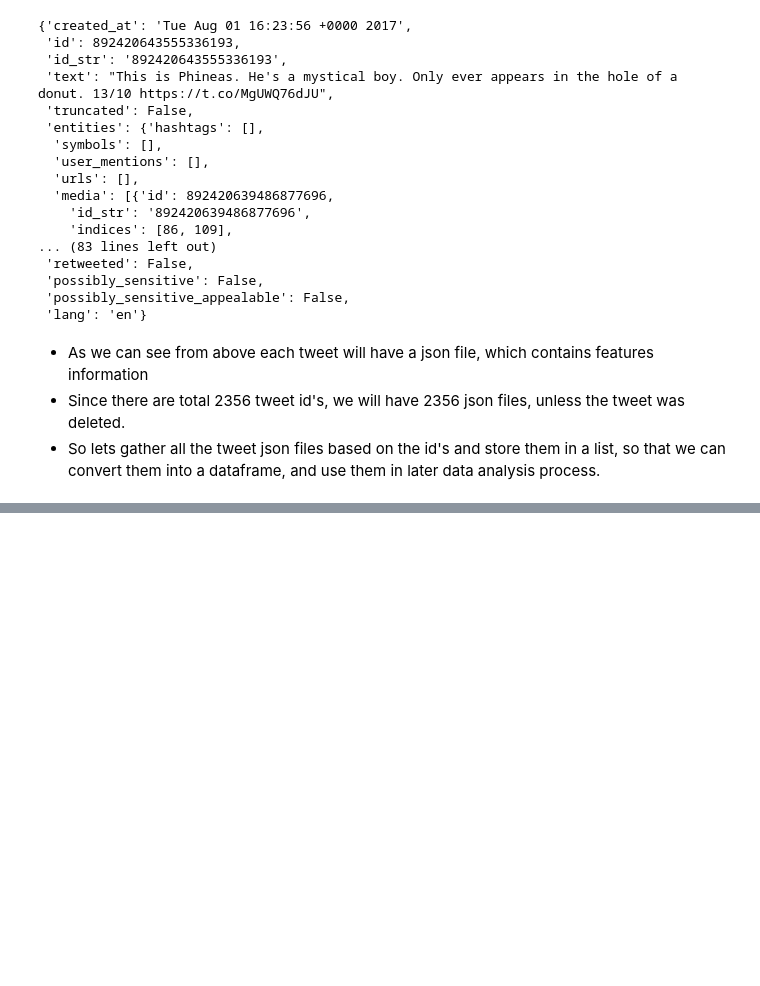
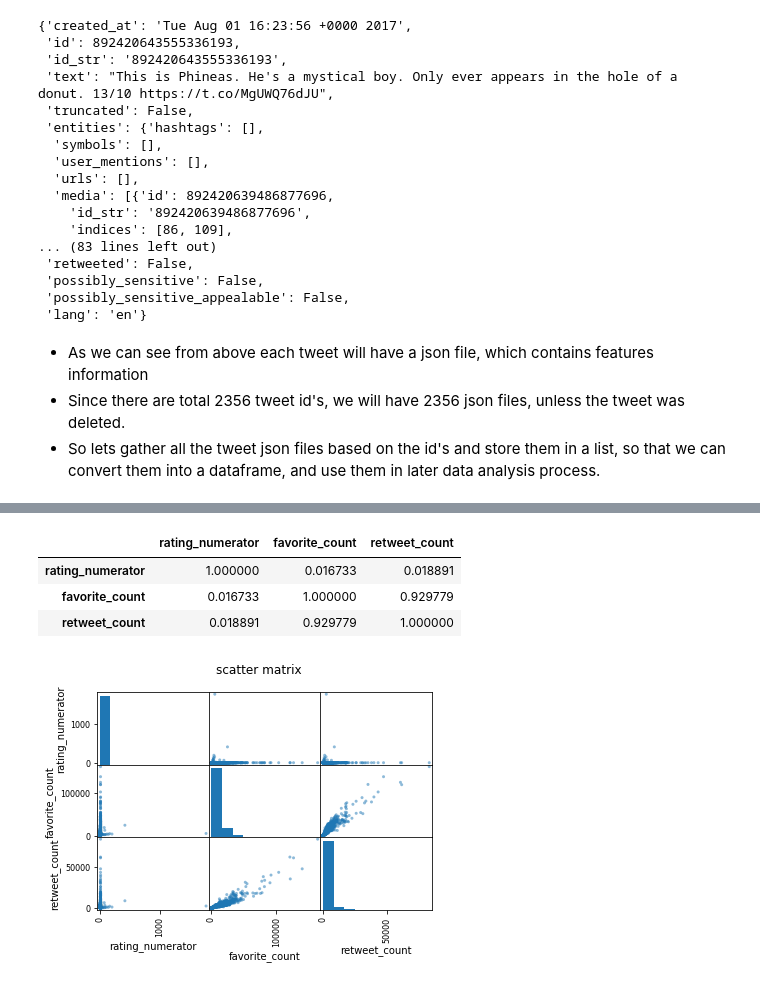
Before and after one commit to Kali-Dev/Data-Analyst-Projects, a Jupyter notebook: Project Data wrangling/wrangle_act.ipynb, the cells around one changed output, grey strips where cells are left out. Drawn from its saved outputs; the diff is of its cells as text; code cells hidden in the pictures; blank space fills up the shorter version.

```diff
--- a/Project Data wrangling/wrangle_act.ipynb
+++ b/Project Data wrangling/wrangle_act.ipynb
@@ -190,0 +863,3 @@ tweet_features_df.head()
+# %%
+final_df.timestamp = pd.to_datetime(final_df.timestamp).dt.date
+final_df.head()
@@ -190,0 +874,4 @@ tweet_features_df.head()
+# %%
+final_df = final_df.rename({'timestamp':'tweet_time'}, axis=1)
+# TEST:
+final_df.head()
@@ -190,0 +886,7 @@ tweet_features_df.head()
+# %%
+# ISSUE: CONVERTING tweet_id type to string object.
+# DEFINE: CONVERT WHOLE SERIES TO STR TYPE
+# CODE:
+final_df.tweet_id = final_df.tweet_id.astype(str)
+# TYPE:
+type(final_df.tweet_id)
@@ -190,0 +919,3 @@ tweet_features_df.head()
+# %%
+model_df = final_df[['tweet_id', 'rating_numerator', 'favorite_count',\
+                     'retweet_count', 'name', 'dog_types', 'tweet_time']]
@@ -190,0 +946,12 @@ tweet_features_df.head()
+# %%
+model_df.corr()
+# %% [output]
+|  | rating_numerator | favorite_count | retweet_count |
+| rating_numerator | 1.000000 | 0.016733 | 0.018891 |
+| favorite_count | 0.016733 | 1.000000 | 0.929779 |
+| retweet_count | 0.018891 | 0.929779 | 1.000000 |
+# %%
+pd.plotting.scatter_matrix(model_df);
+plt.suptitle('scatter matrix');
+# %% [output]
+[figure, added]
```
Also changed, not shown: parts of 133 cells of this notebook.
